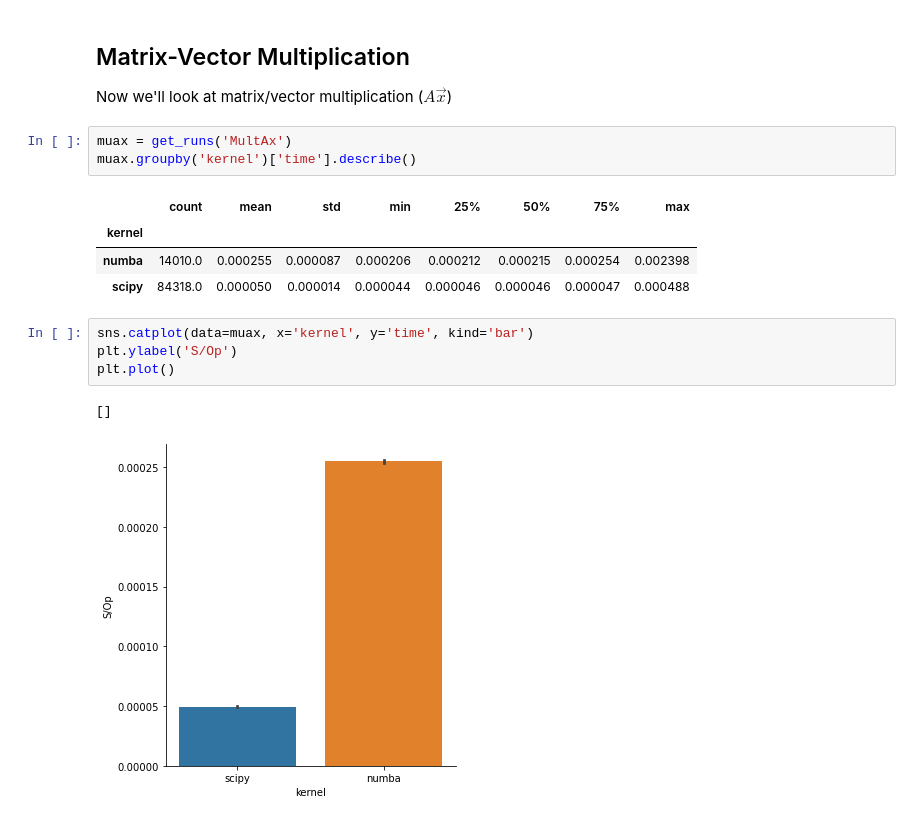
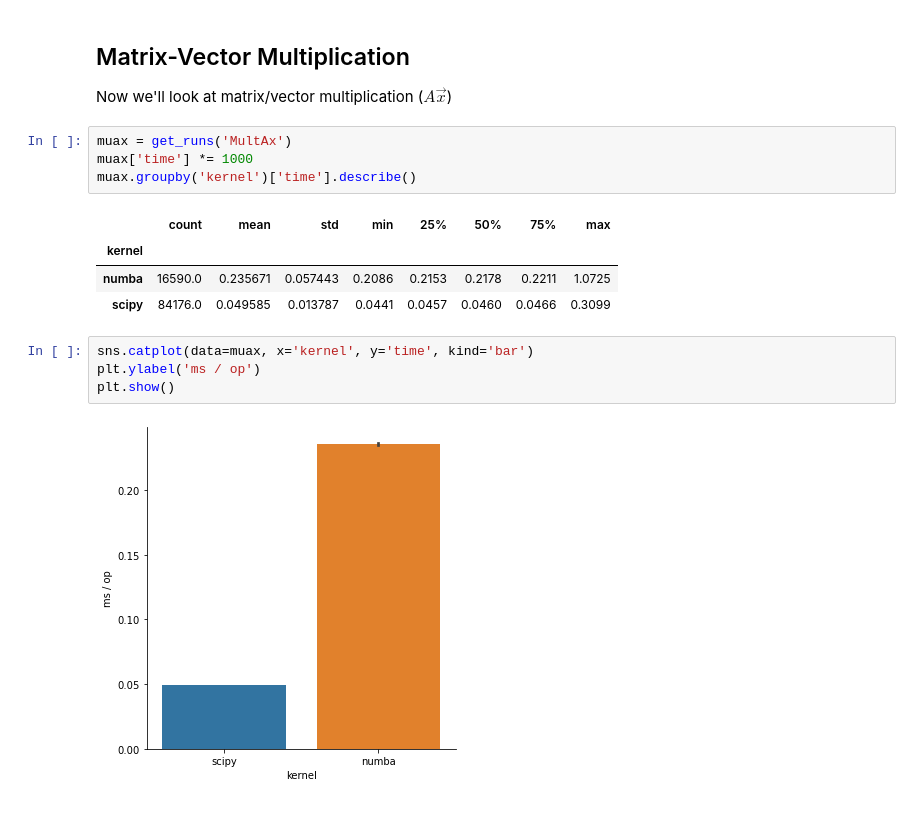
Before and after one commit to lenskit/csr, a Jupyter notebook: Timings.ipynb, the cells around one changed output. Saved outputs shown, nothing was run; the diff lists cells and outputs as text.

```diff
--- a/Timings.ipynb
+++ b/Timings.ipynb
@@ -105,16 +111,16 @@ Text(0.5, 1.0, "AB' (100x100 square)")
 Now we'll look at matrix/vector multiplication ($A\vec{x}$)
 # %%
 muax = get_runs('MultAx')
+muax['time'] *= 1000
 muax.groupby('kernel')['time'].describe()
 # %% [output]
 |  | count | mean | std | min | 25% | 50% | 75% | max |
 | kernel |  |  |  |  |  |  |  |  |
-| numba | 14010.0 | 0.000255 | 0.000087 | 0.000206 | 0.000212 | 0.000215 | 0.000254 | 0.002398 |
-| scipy | 84318.0 | 0.000050 | 0.000014 | 0.000044 | 0.000046 | 0.000046 | 0.000047 | 0.000488 |
+| numba | 16590.0 | 0.235671 | 0.057443 | 0.2086 | 0.2153 | 0.2178 | 0.2211 | 1.0725 |
+| scipy | 84176.0 | 0.049585 | 0.013787 | 0.0441 | 0.0457 | 0.0460 | 0.0466 | 0.3099 |
 # %%
 sns.catplot(data=muax, x='kernel', y='time', kind='bar')
-plt.ylabel('S/Op')
-plt.plot()
+plt.ylabel('ms / op')
+plt.show()
 # %% [output]
-[]
-[figure, old version]
+[figure, new version]
```
Also changed, not shown: parts of 16 cells of this notebook.
